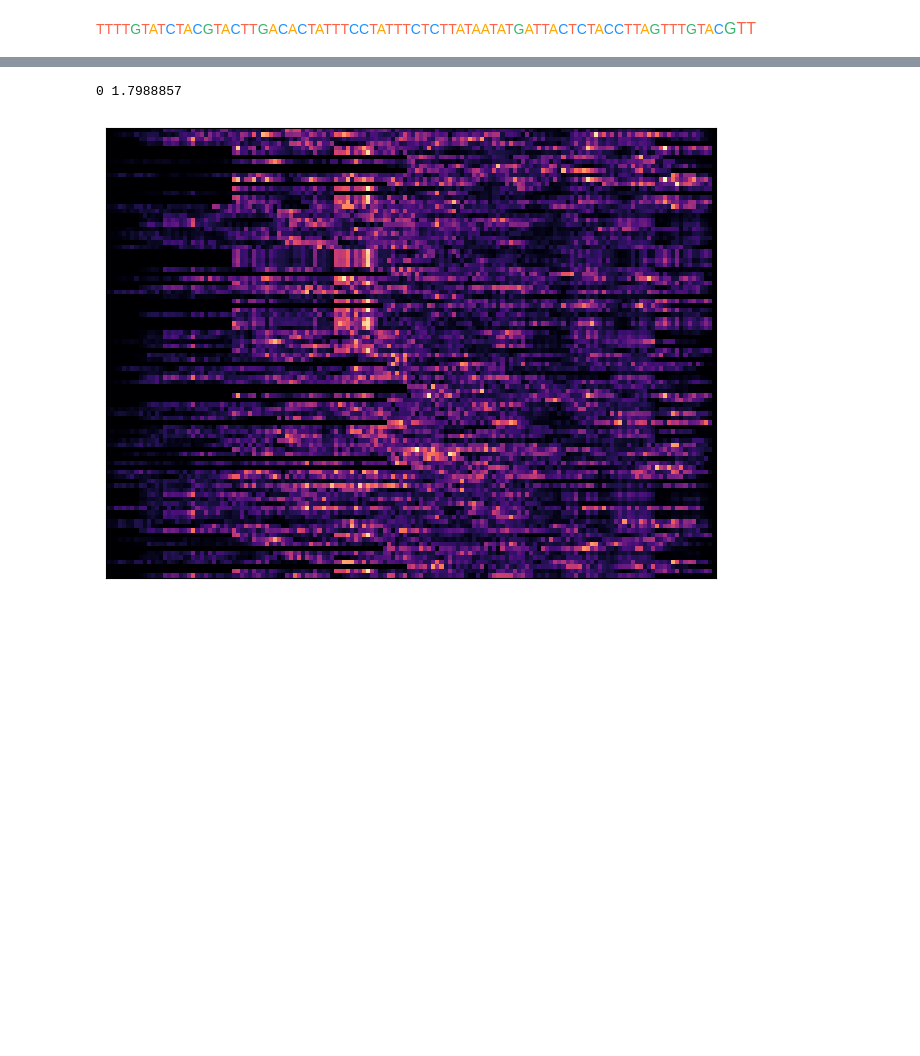
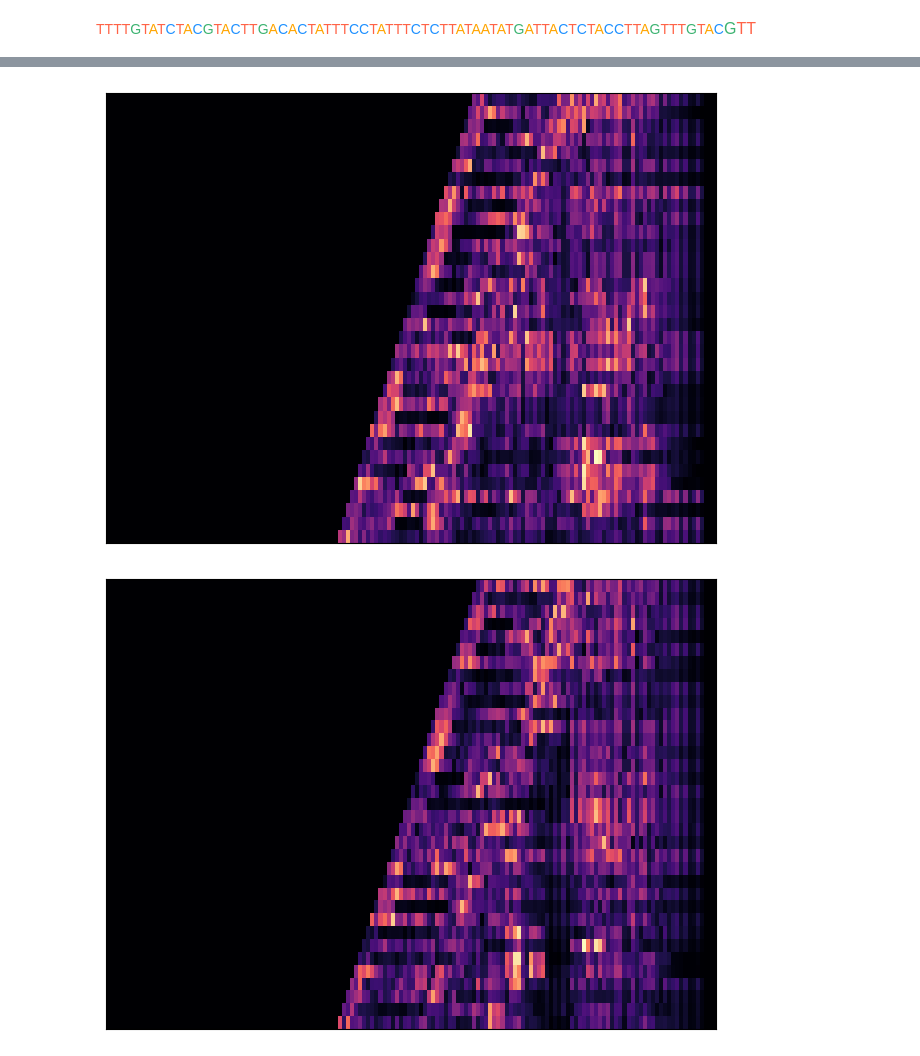
Before and after one commit to Rhys-sg/e.-coli-promoter-prediction, a Jupyter notebook: saliency.ipynb, the cells around one changed output, grey strips where cells are left out. Cells and saved outputs as stored; diff of their text form; code cells hidden in the pictures; blank space fills up the shorter version.

Commit message:
Update saliency with custom spacers

```diff
--- a/saliency.ipynb
+++ b/saliency.ipynb
@@ -20,8 +25,6 @@ saliency_module.plot_saliency_map_grid(data=generated_sequences_df, relative=Tru
-# %%
-X_train, X_test, y_train, y_test = main_module.get_training_data('Data/LaFleur_supp.csv')
-X_test_data = main_module.decode_to_df(X_test)
-
-saliency_module.plot_saliency_map_grid(data=X_test_data, i_end=100, relative=True, scaler=5)
-# %% [output]
-0 1.7988857
-[figure, removed]
+# %%
+saliency_module.plot_saliency_map_grid(data_filename='Data/Saliency/custom_spacer_a.csv', relative=True, scaler=5)
+saliency_module.plot_saliency_map_grid(data_filename='Data/Saliency/custom_spacer_repeat.csv', relative=True, scaler=5)
+# %% [output]
+[figure, added]
+[figure, added]
```
Also changed, not shown: parts of 3 cells of this notebook, 4 other files.
